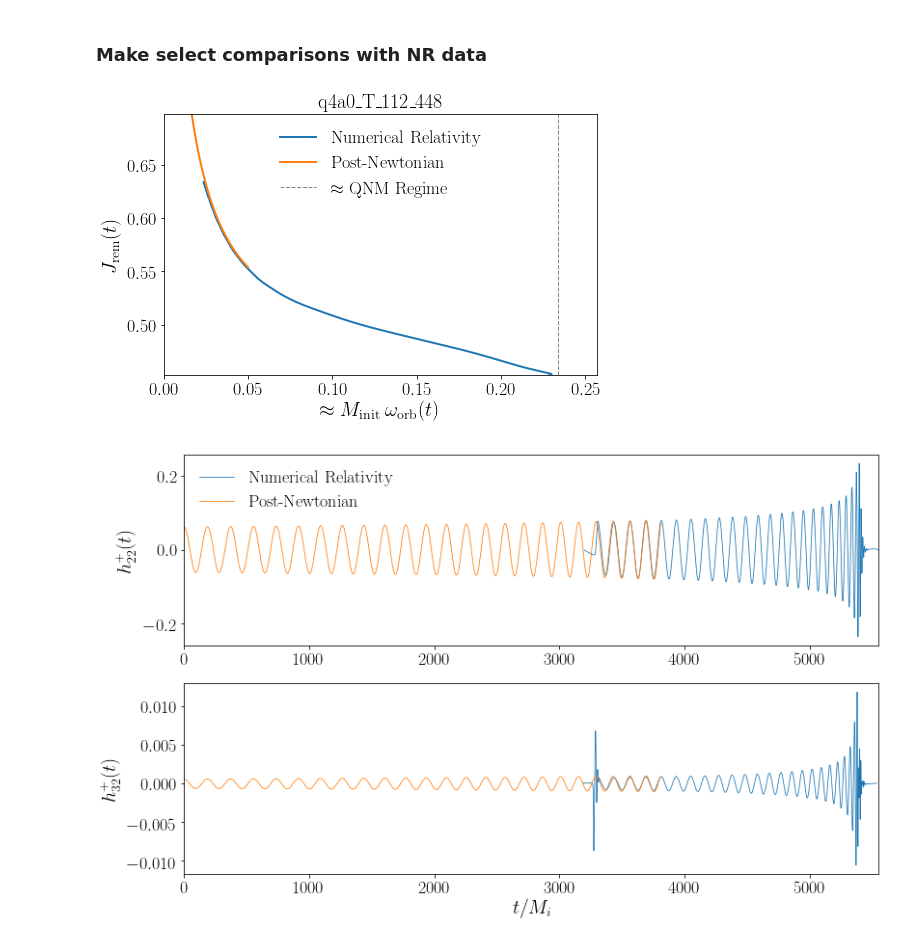
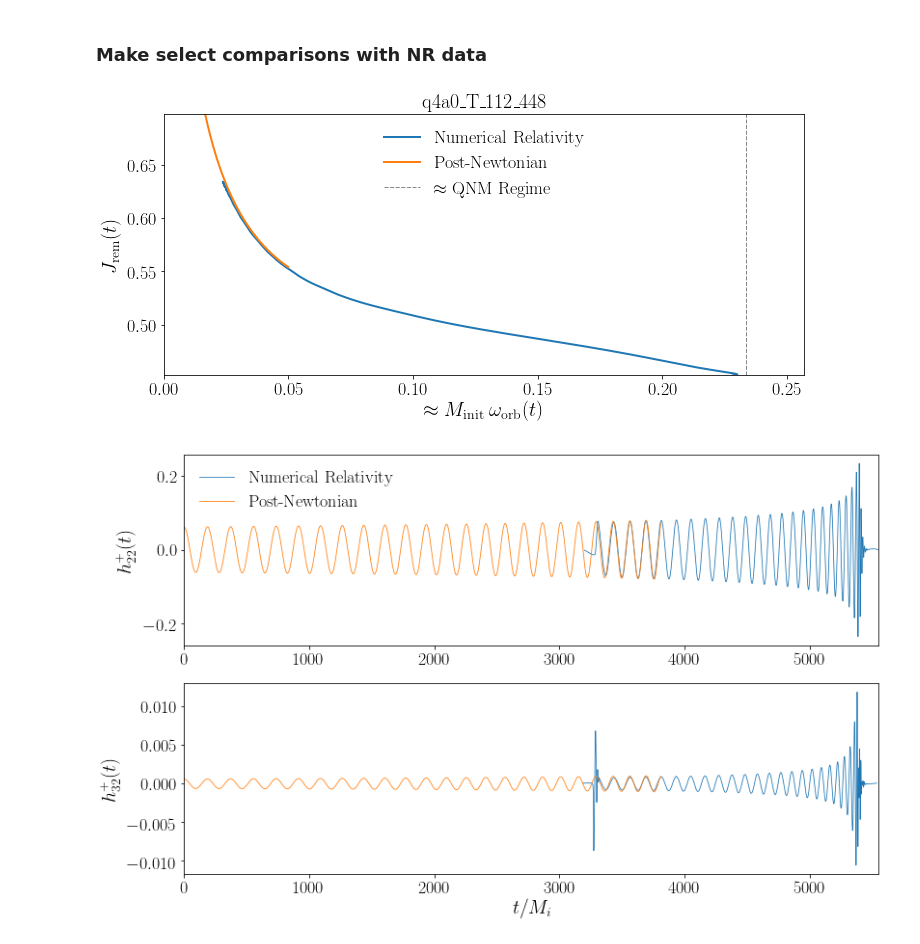
Before and after one commit to llondon6/koalas, a Jupyter notebook: factory/pn_dev.ipynb, the cells around one changed output. Saved outputs shown, nothing was run; the diff lists cells and outputs as text; code cells hidden in the pictures.

```diff
--- a/factory/pn_dev.ipynb
+++ b/factory/pn_dev.ipynb
@@ -59,6 +58,9 @@ X1 = y.X1
 X2 = y.X2
 
 # foo = pn( m1,m2,X1,X2, wM_max=1.05*y.lm[2,2]['strain'].dphi[y.remnant['mask']][0]/2, wM_min=0.7*y.lm[2,2]['strain'].dphi[y.remnant['mask']][0]/2 )
-foo = pn( m1,m2,X1,X2, wM_max=1.05*y.lm[2,2]['strain'].dphi[y.remnant['mask']][0], wM_min=0.7*y.lm[2,2]['strain'].dphi[y.remnant['mask']][0]/2 )
+foo = pn( m1,m2,X1,X2,
+          wM_max=1.05*y.lm[2,2]['strain'].dphi[y.remnant['mask']][0],
+          wM_min=0.7*y.lm[2,2]['strain'].dphi[y.remnant['mask']][0]/2,
+          sceo = y.__scentry__ )
 # %% [output]
 (pn)>> Now constructing instance of the pn class.
@@ -98,32 +102,32 @@ ylabel(r'$M_{\mathrm{rem}} = 1-E_{\mathrm{rad}}$');
 # %%
 
 from kerr import leaver
 
 #
-fig = figure( figsize=1.2*figaspect(0.618) )
+fig = figure( figsize=1.2*figaspect(0.418) )
 
 #
 plot( y.lm[2,2]['strain'].dphi[y.remnant['mask']]/2, y.remnant['J'][:,-1], label='Numerical Relativity', lw=2 )
 plot( foo.wM, foo.remnant['J'], label='Post-Newtonian', lw=2, ls='-' )
 
 #
 axvline(leaver(y.xf,2,2,Mf=y.mf)[0].real/2, color='k',ls='--',alpha=0.6, label=r'$\approx$ QNM Regime'  )
 
 #
 xlabel(r'$\approx M_{\mathrm{init}} \; \omega_{\mathrm{orb}}(t)$')
 ylabel(r'$J_{\mathrm{rem}}(t)$')
 title( r'%s'%y.simname.replace('_','\_') )
 xlim([0,1.1*leaver(y.xf,2,2,Mf=y.mf)[0].real/2])
 ylim( [ 0.96*y.xf , max(foo.remnant['J']) ] )
 legend()
 
 #
 
 
 #
 savefig('/Users/book/KOALA/kerr_dev/projects/spheroidal_imr/gallery/pn_j_rem_%s.pdf'%y.simname)
 # %% [output]
-[figure, old version]
+[figure, new version]
 # %%
 
 #
```
Also changed, not shown: parts of 5 cells of this notebook, 1 other file.
